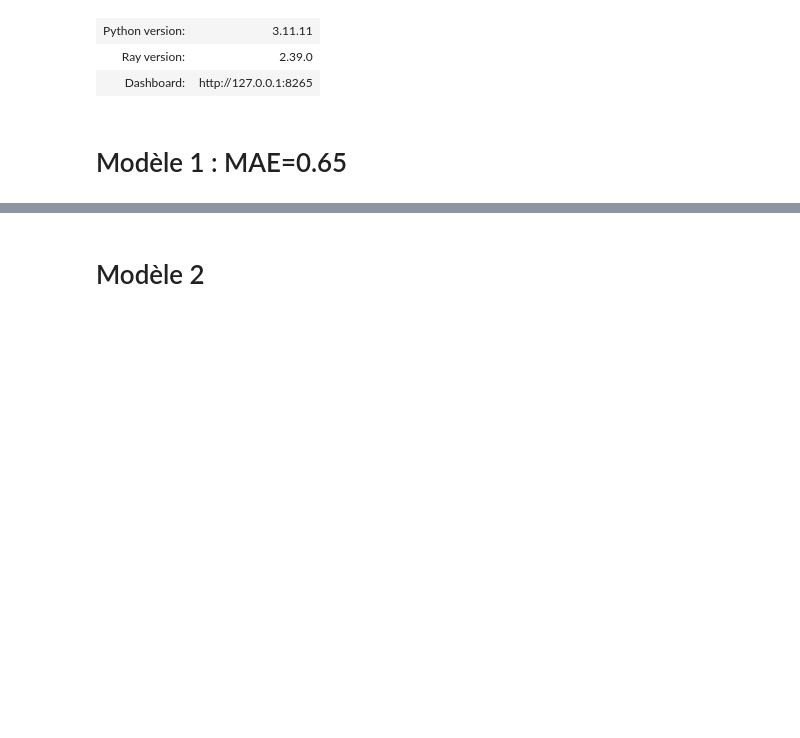
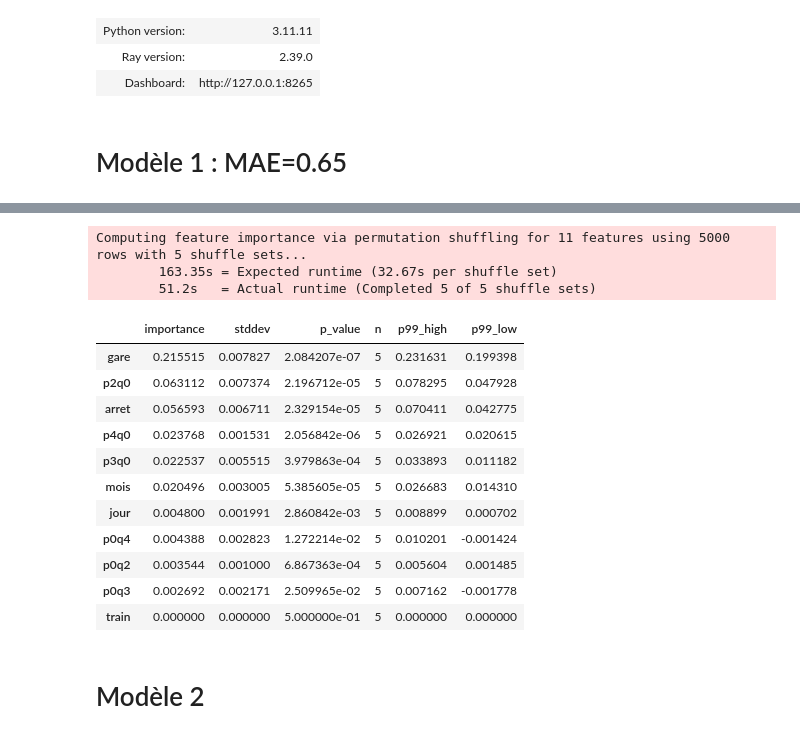
Before and after one commit to arthurdrk/SNCF-Data-Challenge, a Jupyter notebook: main.ipynb, the cells around one changed output, grey strips where cells are left out. Saved outputs shown, nothing was run; the diff lists cells and outputs as text; code cells hidden in the pictures; blank space fills up the shorter version.

```diff
--- a/main.ipynb
+++ b/main.ipynb
@@ -137,6 +130,8 @@ dfx, df_test = normalize_and_center(dfx, df_test)
 
 # Réajout de la colonne cible au dataframe d'entraînement
 dfx = pd.concat([dfx, dfy['p0q0']], axis=1)
+
+dfx=dfx.drop('gare', axis=1)
 # %%
 
 
@@ -198,8 +191,7 @@ predictor.fit(
     num_stack_levels=1,  # Active un niveau d'empilement pour combiner plusieurs modèles
     num_bag_folds=5,  # Cross-validation avec 5 folds pour plus de robustesse
     hyperparameters={
-        'FASTAI': {
-            'device': 'cuda',  # Utilisation du GPU
+        'FASTAI': {  # Utilisation du GPU
             'epochs': 100,  # Augmentez les époques d'entraînement
             'early_stopping': 10,  # Arrêt anticipé après 10 époques sans amélioration
 
@@ -214,3 +223,21 @@ ModuleNotFoundError: No module named 'autogluon'
+# %%
+predictor.feature_importance(train_df)
+# %% [output]
+Computing feature importance via permutation shuffling for 11 features using 5000 rows with 5 shuffle sets...
+        163.35s = Expected runtime (32.67s per shuffle set)
+        51.2s   = Actual runtime (Completed 5 of 5 shuffle sets)
+|  | importance | stddev | p_value | n | p99_high | p99_low |
+| gare | 0.215515 | 0.007827 | 2.084207e-07 | 5 | 0.231631 | 0.199398 |
+| p2q0 | 0.063112 | 0.007374 | 2.196712e-05 | 5 | 0.078295 | 0.047928 |
+| arret | 0.056593 | 0.006711 | 2.329154e-05 | 5 | 0.070411 | 0.042775 |
+| p4q0 | 0.023768 | 0.001531 | 2.056842e-06 | 5 | 0.026921 | 0.020615 |
+| p3q0 | 0.022537 | 0.005515 | 3.979863e-04 | 5 | 0.033893 | 0.011182 |
+| mois | 0.020496 | 0.003005 | 5.385605e-05 | 5 | 0.026683 | 0.014310 |
+| jour | 0.004800 | 0.001991 | 2.860842e-03 | 5 | 0.008899 | 0.000702 |
+| p0q4 | 0.004388 | 0.002823 | 1.272214e-02 | 5 | 0.010201 | -0.001424 |
+| p0q2 | 0.003544 | 0.001000 | 6.867363e-04 | 5 | 0.005604 | 0.001485 |
+| p0q3 | 0.002692 | 0.002171 | 2.509965e-02 | 5 | 0.007162 | -0.001778 |
+| train | 0.000000 | 0.000000 | 5.000000e-01 | 5 | 0.000000 | 0.000000 |
 # %% [markdown]
 # Modèle 2
 # %%
```
Also changed, not shown: parts of 6 cells of this notebook.
